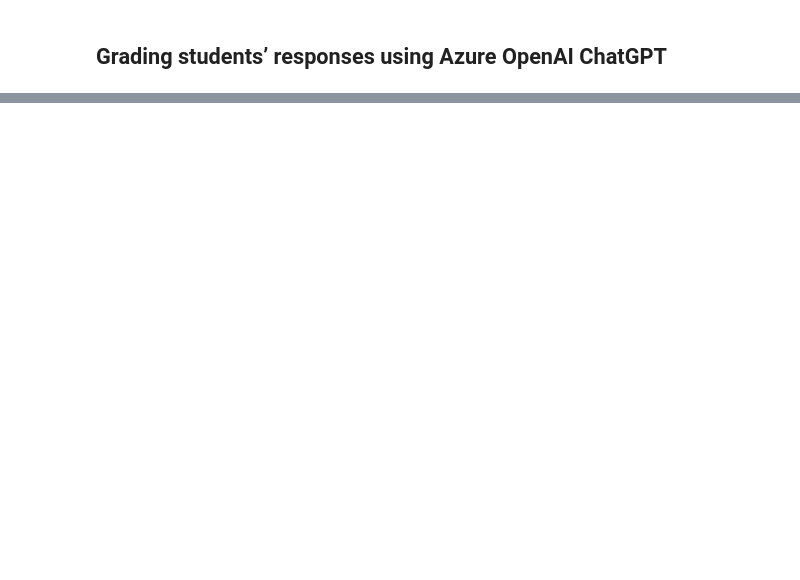
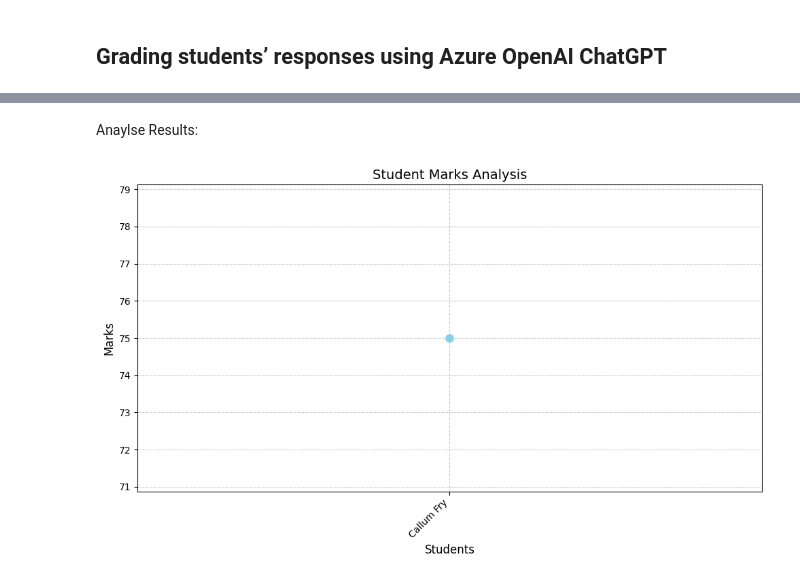
Before and after one commit to callumf222/FYP_Automated_Assignment, a Jupyter notebook: AzureOpenAIChatGTPAutoGrader-main/moodle_word_pdf.ipynb, the cells around one changed output, grey strips where cells are left out. Saved outputs shown, nothing was run; the diff lists cells and outputs as text; code cells hidden in the pictures; blank space fills up the shorter version.

```diff
--- a/AzureOpenAIChatGTPAutoGrader-main/moodle_word_pdf.ipynb
+++ b/AzureOpenAIChatGTPAutoGrader-main/moodle_word_pdf.ipynb
@@ -683,0 +284,33 @@ Text(0.5, 0, 'z')
+# %% [markdown]
+Anaylse Results:
+# %%
+import pandas as pd
+import matplotlib.pyplot as plt
+
+# Sample dataframe (replace this with your actual dataframe)
+data = {
+    "Student": ["Callum Fry"],
+    "marks": [75],
+}
+df_total = pd.DataFrame(data)
+
+# Extract the required columns
+students = df_total['Student']
+marks = df_total['marks']
+
+# Create a plot chart to analyze the results
+plt.figure(figsize=(10, 6))
+plt.plot(students, marks, marker='o', color='skyblue', linestyle='-', linewidth=2, markersize=8)
+
+# Add labels and title
+plt.xlabel("Students", fontsize=12)
+plt.ylabel("Marks", fontsize=12)
+plt.title("Student Marks Analysis", fontsize=14)
+plt.xticks(rotation=45, ha='right', fontsize=10)
+plt.grid(True, linestyle='--', alpha=0.6)
+plt.tight_layout()
+
+# Show the plot
+plt.show()
+# %% [output]
+[figure, added]
```
Also changed, not shown: parts of 38 cells of this notebook, 10 other files.
